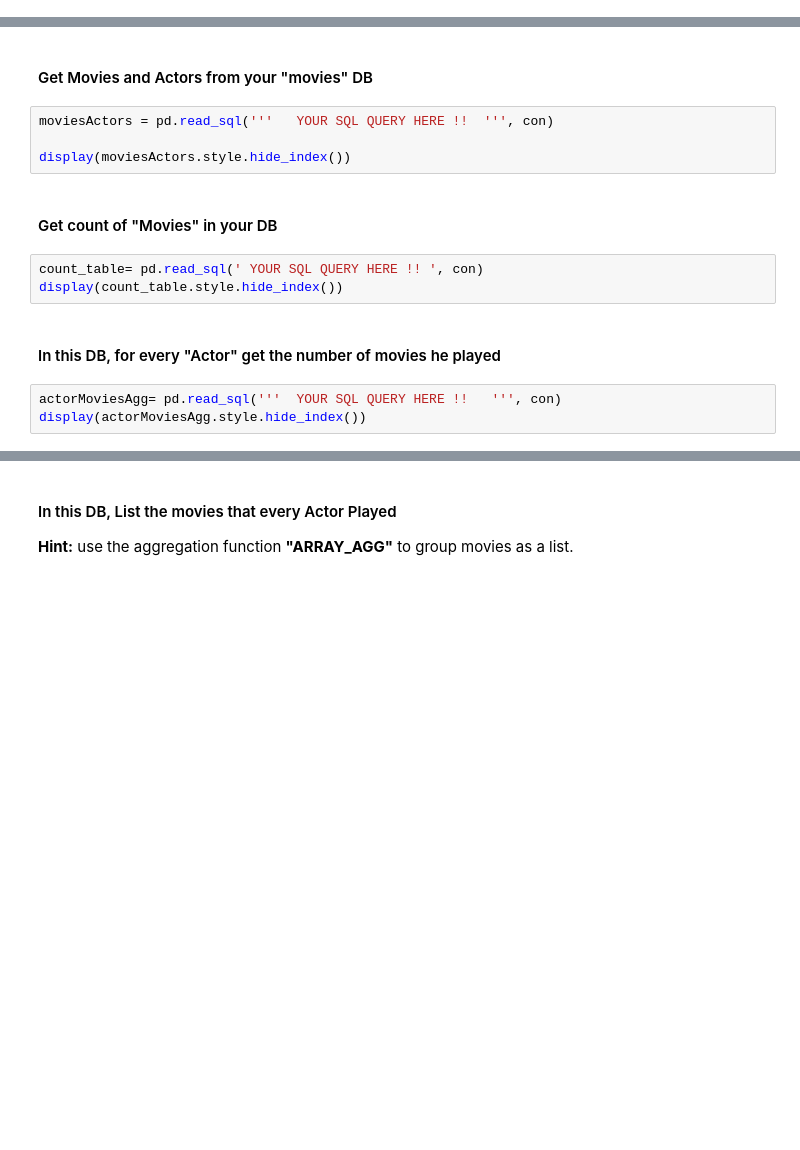
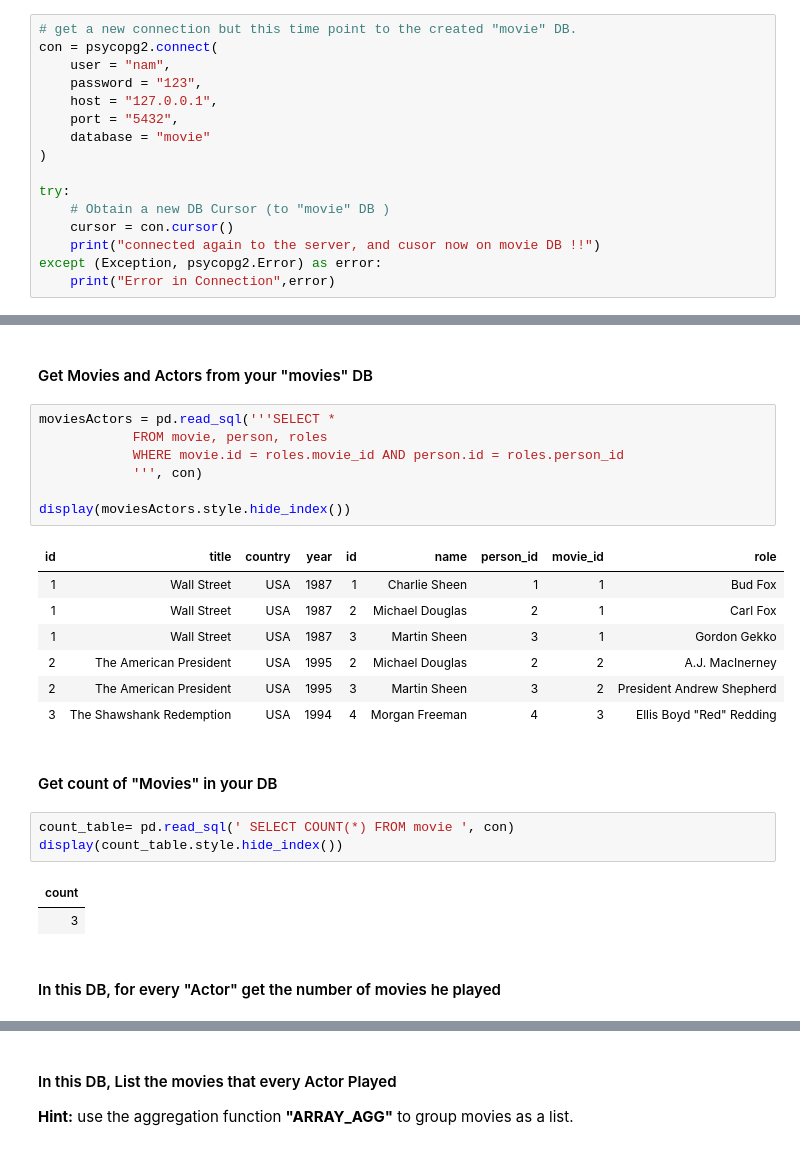
Before and after one commit to haicheviet/dataeng-course-1, a Jupyter notebook: homework_postgres/PostgreSQL-Students.ipynb, the cells around one changed output, grey strips where cells are left out. Drawn from its saved outputs; the diff is of its cells as text; blank space fills up the shorter version.

```diff
--- a/homework_postgres/PostgreSQL-Students.ipynb
+++ b/homework_postgres/PostgreSQL-Students.ipynb
@@ -589,0 +835,16 @@ This is another DB about movies and actors who played roles in these movies. Par
+# %%
+# get a new connection but this time point to the created "movie" DB.
+con = psycopg2.connect(
+    user = "nam",
+    password = "123",
+    host = "127.0.0.1",
+    port = "5432",
+    database = "movie"
+)
+
+try:
+    # Obtain a new DB Cursor (to "movie" DB )
+    cursor = con.cursor()
+    print("connected again to the server, and cusor now on movie DB !!")
+except (Exception, psycopg2.Error) as error:
+    print("Error in Connection",error)
@@ -655,16 +1079,27 @@ display(movies90.style.hide_index())
 # %% [markdown]
 #### Get Movies and Actors from your  "movies" DB
 # %%
-moviesActors = pd.read_sql('''   YOUR SQL QUERY HERE !!  ''', con)
+moviesActors = pd.read_sql('''SELECT *
+            FROM movie, person, roles
+            WHERE movie.id = roles.movie_id AND person.id = roles.person_id
+            ''', con)
 
 display(moviesActors.style.hide_index())
+# %% [output]
+| id | title | country | year | id | name | person_id | movie_id | role |
+| 1 | Wall Street | USA | 1987 | 1 | Charlie Sheen | 1 | 1 | Bud Fox |
+| 1 | Wall Street | USA | 1987 | 2 | Michael Douglas | 2 | 1 | Carl Fox |
+| 1 | Wall Street | USA | 1987 | 3 | Martin Sheen | 3 | 1 | Gordon Gekko |
+| 2 | The American President | USA | 1995 | 2 | Michael Douglas | 2 | 2 | A.J. MacInerney |
+| 2 | The American President | USA | 1995 | 3 | Martin Sheen | 3 | 2 | President Andrew Shepherd |
+| 3 | The Shawshank Redemption | USA | 1994 | 4 | Morgan Freeman | 4 | 3 | Ellis Boyd "Red" Redding |
 # %% [markdown]
 #### Get count of "Movies" in your DB
 # %%
-count_table= pd.read_sql(' YOUR SQL QUERY HERE !! ', con)
+count_table= pd.read_sql(' SELECT COUNT(*) FROM movie ', con)
 display(count_table.style.hide_index())
+# %% [output]
+| count |
+| 3 |
 # %% [markdown]
 #### In this DB, for every "Actor" get the number of movies he played
-# %%
-actorMoviesAgg= pd.read_sql('''  YOUR SQL QUERY HERE !!   ''', con)
-display(actorMoviesAgg.style.hide_index())
```
Also changed, not shown: parts of 90 cells of this notebook.
